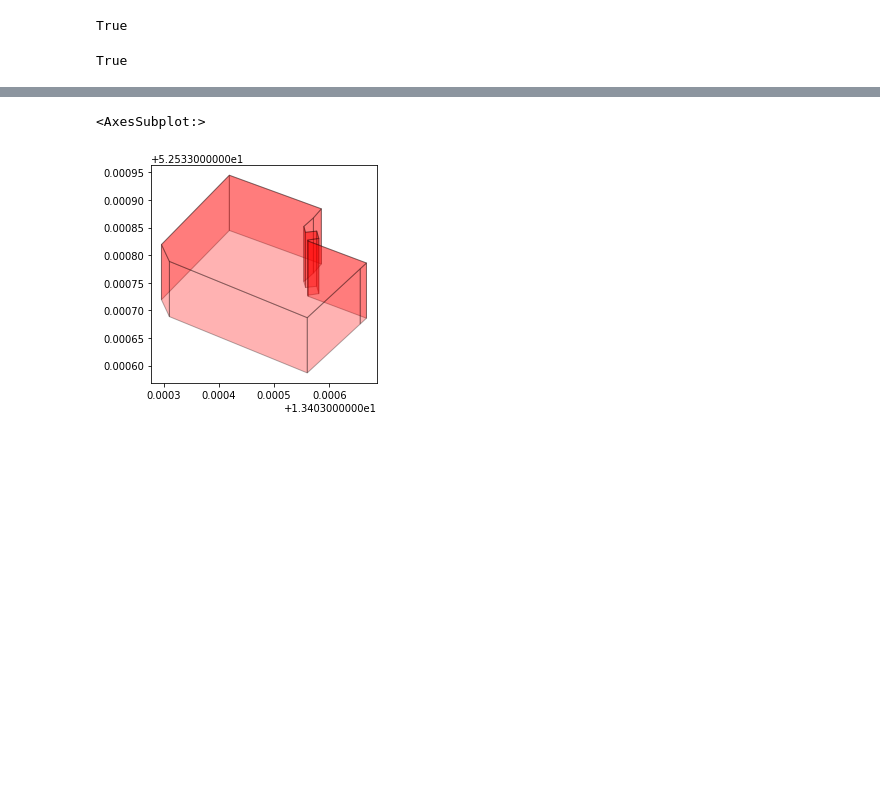
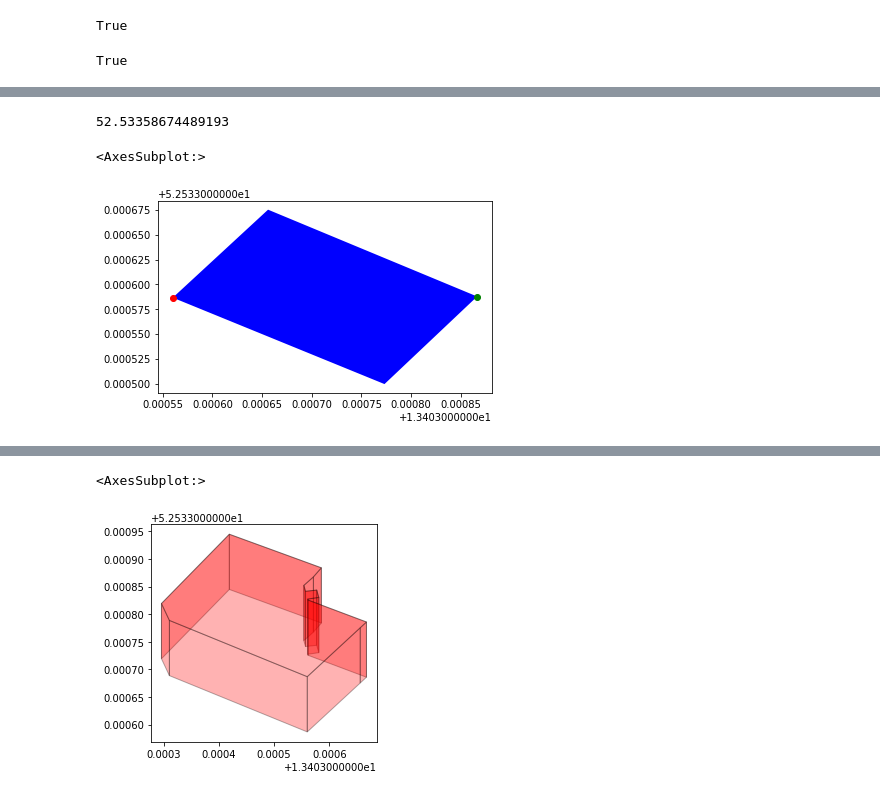
Before and after one commit to maximylius/map_visualization_algorithms, a Jupyter notebook: 3D_map.ipynb, the cells around one changed output, grey strips where cells are left out. Saved outputs shown, nothing was run; the diff lists cells and outputs as text; code cells hidden in the pictures; blank space fills up the shorter version.

```diff
--- a/3D_map.ipynb
+++ b/3D_map.ipynb
@@ -732,0 +769,13 @@ def makeCounterClockWise(arr, bl):
+# %%
+min(og_c_arr)[1]
+# %% [output]
+52.53358674489193
+# %%
+fig, ax = plt.subplots(nrows = 1, ncols = 1, figsize = (6,6))
+
+GeoSeries([Polygon(og_c_arr)]).plot(ax=ax, color="blue")
+GeoSeries([Point(min(og_c_arr))]).plot(ax=ax, color="red")
+GeoSeries([Point(max(og_c_arr))]).plot(ax=ax, color="green")
+# %% [output]
+<AxesSubplot:>
+[figure, added]
```
Also changed, not shown: parts of 27 cells of this notebook, 7 other files.
